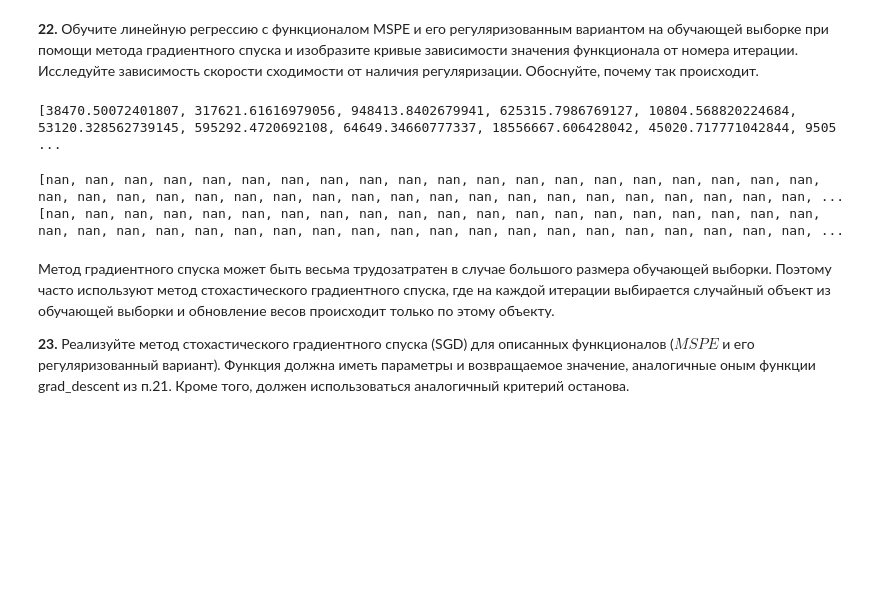
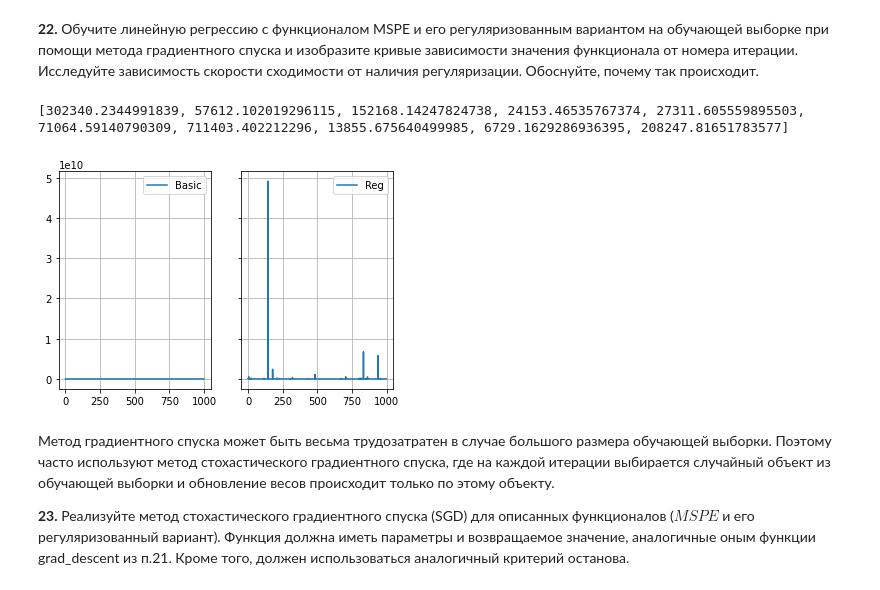
Before and after one commit to creepymorties/data-analysis-labs, a Jupyter notebook: homework-practice-01-linregr.ipynb, the cells around one changed output. Cells and saved outputs as stored; diff of their text form; code cells hidden in the pictures; blank space fills up the shorter version.

```diff
--- a/homework-practice-01-linregr.ipynb
+++ b/homework-practice-01-linregr.ipynb
@@ -838,19 +868,33 @@ for model_rand, model_zeros in models:
 # %% [markdown]
 **22.** Обучите линейную регрессию с функционалом MSPE и его регуляризованным вариантом на обучающей выборке при помощи метода градиентного спуска и изобразите кривые зависимости значения функционала от номера итерации. Исследуйте зависимость скорости сходимости от наличия регуляризации. Обоснуйте, почему так происходит.
-# %%
-# TRAIN REGULARIZED MODEL
-
-step_size_params = [0.001, 1, 10]
-models_reg: List[LinearRegressionMSPE] = []
-
-for s in step_size_params:
-    model = LinearRegressionMSPE(step_size=s, is_reg=True)
-    model.grad_descent(X=x_train, y=y_train, eps=0.01)
-    models.append(model)
-# %% [output]
-[38470.50072401807, 317621.61616979056, 948413.8402679941, 625315.7986769127, 10804.568820224684, 53120.328562739145, 595292.4720692108, 64649.34660777337, 18556667.606428042, 45020.717771042844, 9505 ...
-[nan, nan, nan, nan, nan, nan, nan, nan, nan, nan, nan, nan, nan, nan, nan, nan, nan, nan, nan, nan, nan, nan, nan, nan, nan, nan, nan, nan, nan, nan, nan, nan, nan, nan, nan, nan, nan, nan, nan, nan, ...
-[nan, nan, nan, nan, nan, nan, nan, nan, nan, nan, nan, nan, nan, nan, nan, nan, nan, nan, nan, nan, nan, nan, nan, nan, nan, nan, nan, nan, nan, nan, nan, nan, nan, nan, nan, nan, nan, nan, nan, nan, ...
+# %%
+
+# GET MODELS FOR COMPAIRISON
+
+basic_model = models[0][0]
+regularized_model = LinearRegressionMSPE(is_reg=True).grad_descent(x_train, y_train, eps=0.01)
+# %% [output]
+[302340.2344991839, 57612.102019296115, 152168.14247824738, 24153.46535767374, 27311.605559895503, 71064.59140790309, 711403.402212296, 13855.675640499985, 6729.1629286936395, 208247.81651783577]
+# %%
+
+# COMPARE COST HISTORY
+
+basic_m_history = basic_model.get_cost_history()
+regularized_m_history = regularized_model.get_cost_history()
+
+f, (ax1, ax2) = plt.subplots(1, 2, sharey=True)
+ax1.plot(basic_m_history, label='Basic')
+ax1.legend()
+ax1.grid()
+ax2.plot(regularized_m_history, label='Reg')
+ax2.legend()
+ax2.grid()
+
+plt.show()
+
+# IN MY CASE NON REGUALARIZED (BASIC) MODEL SHOWS MORE CONSISTENT RESULTS
+# %% [output]
+[figure, added]
 # %% [markdown]
 Метод градиентного спуска может быть весьма трудозатратен в случае большого размера обучающей выборки. Поэтому часто используют метод стохастического градиентного спуска, где на каждой итерации выбирается случайный объект из обучающей выборки и обновление весов происходит только по этому объекту.
 
```
Also changed, not shown: parts of 4 cells of this notebook.
